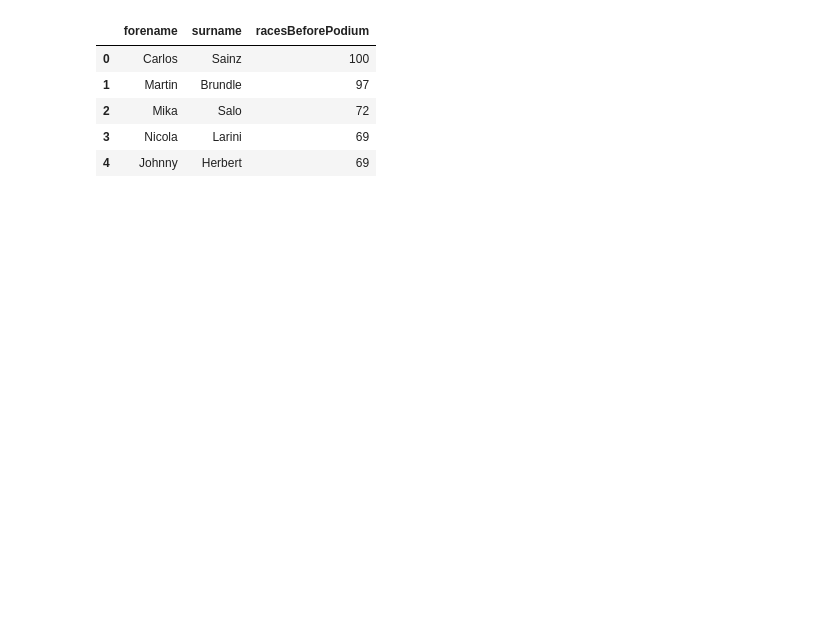
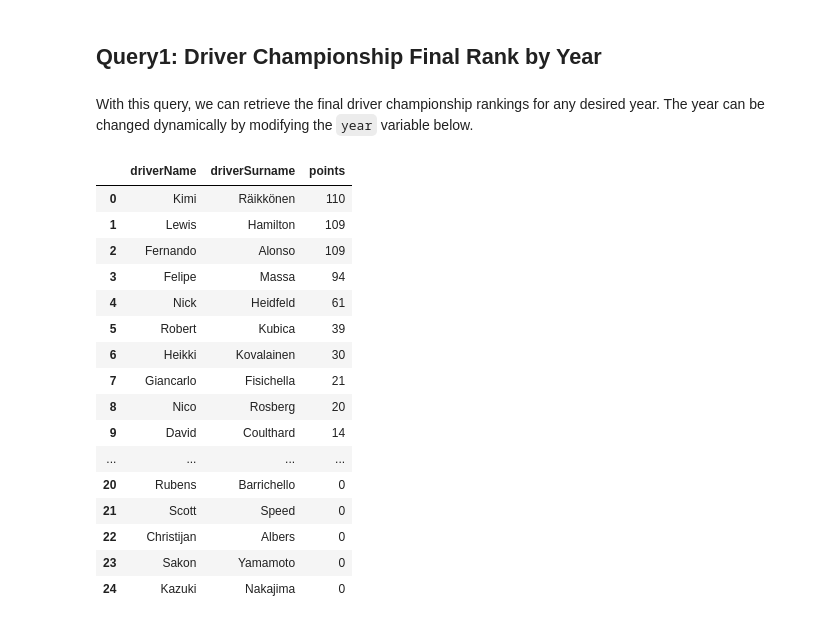
Before and after one commit to simonevigasio/Analyzing-F1-Data-Using-Neo4j, a Jupyter notebook: smbud_project.ipynb, the cells around one changed output. Cells and saved outputs as stored; diff of their text form; code cells hidden in the pictures; blank space fills up the shorter version.

```diff
--- a/smbud_project.ipynb
+++ b/smbud_project.ipynb
@@ -51,9 +25,39 @@ df = driver.execute_query(
+# %% [markdown]
+## Query1: Driver Championship Final Rank by Year
+# %% [markdown]
+With this query, we can retrieve the final driver championship rankings for any desired year. The year can be changed dynamically by modifying the `year` variable below.
+# %%
+year = 2007 # change this value [1950 to 2024]
+# %%
+with GraphDatabase.driver(URI, auth=AUTH) as driver:
+  df = driver.execute_query(
+    """
+    MATCH (s:Season)-[:PLAN]->(:Race)<-[ds:DRIVER_STAND]-(d:Driver)
+    WHERE s.year = $year
+    RETURN DISTINCT d.forename AS driverName, d.surname AS driverSurname, MAX(ds.points) AS points
+    ORDER BY points DESC
+    """,
+    year=year,
+    database_="neo4j",
+    result_transformer_=neo4j.Result.to_df
+  )
 # %%
-df.head()
+df
 # %% [output]
-|  | forename | surname | racesBeforePodium |
-| 0 | Carlos | Sainz | 100 |
-| 1 | Martin | Brundle | 97 |
-| 2 | Mika | Salo | 72 |
-| 3 | Nicola | Larini | 69 |
-| 4 | Johnny | Herbert | 69 |
+|  | driverName | driverSurname | points |
+| 0 | Kimi | Räikkönen | 110 |
+| 1 | Lewis | Hamilton | 109 |
+| 2 | Fernando | Alonso | 109 |
+| 3 | Felipe | Massa | 94 |
+| 4 | Nick | Heidfeld | 61 |
+| 5 | Robert | Kubica | 39 |
+| 6 | Heikki | Kovalainen | 30 |
+| 7 | Giancarlo | Fisichella | 21 |
+| 8 | Nico | Rosberg | 20 |
+| 9 | David | Coulthard | 14 |
+| ... | ... | ... | ... |
+| 20 | Rubens | Barrichello | 0 |
+| 21 | Scott | Speed | 0 |
+| 22 | Christijan | Albers | 0 |
+| 23 | Sakon | Yamamoto | 0 |
+| 24 | Kazuki | Nakajima | 0 |
```
Also changed, not shown: parts of 51 cells of this notebook, 14 other files.
